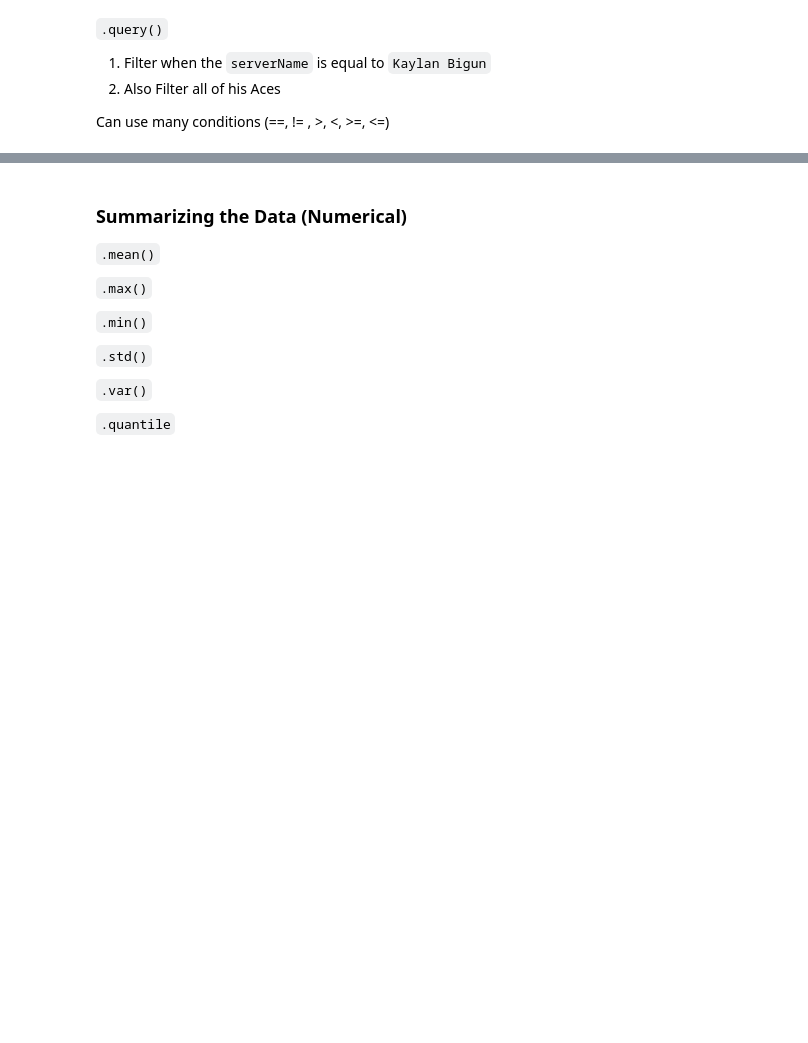
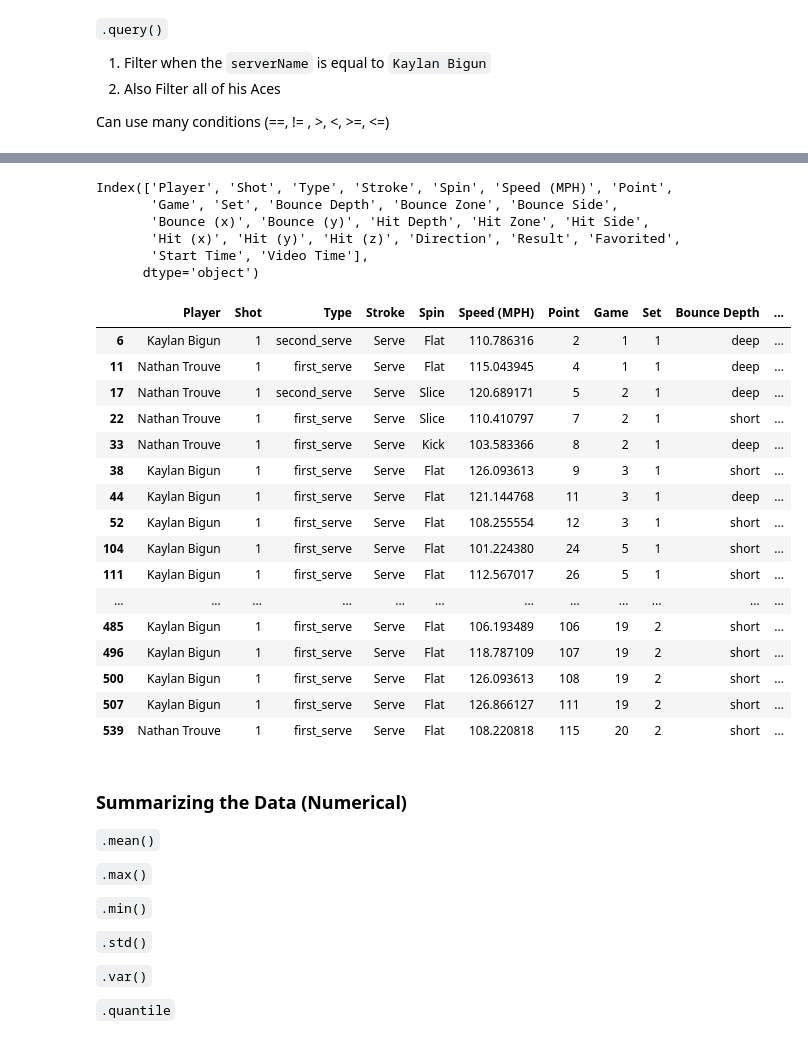
Before and after one commit to cjgimena/consulting-spring2025, a Jupyter notebook: week2.ipynb, the cells around one changed output, grey strips where cells are left out. Cells and saved outputs as stored; diff of their text form; code cells hidden in the pictures; blank space fills up the shorter version.

```diff
--- a/week2.ipynb
+++ b/week2.ipynb
@@ -98,3 +332,6 @@ Multiple Columns: `df[[ ]]`
 2. Also Filter all of his Aces
 
 Can use many conditions (==, != , >, <, >=, <=)
+# %%
+shots_excel = pd.read_excel('data/(playsight)kaylan_usc.xlsx', sheet_name = 'Shots')
+shots_excel.head()
@@ -101,3 +350,32 @@ Can use many conditions (==, != , >, <, >=, <=)
+# %%
+shots_excel.columns
+# %% [output]
+Index(['Player', 'Shot', 'Type', 'Stroke', 'Spin', 'Speed (MPH)', 'Point',
+       'Game', 'Set', 'Bounce Depth', 'Bounce Zone', 'Bounce Side',
+       'Bounce (x)', 'Bounce (y)', 'Hit Depth', 'Hit Zone', 'Hit Side',
+       'Hit (x)', 'Hit (y)', 'Hit (z)', 'Direction', 'Result', 'Favorited',
+       'Start Time', 'Video Time'],
+      dtype='object')
+# %%
+shots_excel.query('`Speed (MPH)` > 100')
+# %% [output]
+|  | Player | Shot | Type | Stroke | Spin | Speed (MPH) | Point | Game | Set | Bounce Depth | ... |
+| 6 | Kaylan Bigun | 1 | second_serve | Serve | Flat | 110.786316 | 2 | 1 | 1 | deep | ... |
+| 11 | Nathan Trouve | 1 | first_serve | Serve | Flat | 115.043945 | 4 | 1 | 1 | deep | ... |
+| 17 | Nathan Trouve | 1 | second_serve | Serve | Slice | 120.689171 | 5 | 2 | 1 | deep | ... |
+| 22 | Nathan Trouve | 1 | first_serve | Serve | Slice | 110.410797 | 7 | 2 | 1 | short | ... |
+| 33 | Nathan Trouve | 1 | first_serve | Serve | Kick | 103.583366 | 8 | 2 | 1 | deep | ... |
+| 38 | Kaylan Bigun | 1 | first_serve | Serve | Flat | 126.093613 | 9 | 3 | 1 | short | ... |
+| 44 | Kaylan Bigun | 1 | first_serve | Serve | Flat | 121.144768 | 11 | 3 | 1 | deep | ... |
+| 52 | Kaylan Bigun | 1 | first_serve | Serve | Flat | 108.255554 | 12 | 3 | 1 | short | ... |
+| 104 | Kaylan Bigun | 1 | first_serve | Serve | Flat | 101.224380 | 24 | 5 | 1 | short | ... |
+| 111 | Kaylan Bigun | 1 | first_serve | Serve | Flat | 112.567017 | 26 | 5 | 1 | short | ... |
+| ... | ... | ... | ... | ... | ... | ... | ... | ... | ... | ... | ... |
+| 485 | Kaylan Bigun | 1 | first_serve | Serve | Flat | 106.193489 | 106 | 19 | 2 | short | ... |
+| 496 | Kaylan Bigun | 1 | first_serve | Serve | Flat | 118.787109 | 107 | 19 | 2 | short | ... |
+| 500 | Kaylan Bigun | 1 | first_serve | Serve | Flat | 126.093613 | 108 | 19 | 2 | short | ... |
+| 507 | Kaylan Bigun | 1 | first_serve | Serve | Flat | 126.866127 | 111 | 19 | 2 | short | ... |
+| 539 | Nathan Trouve | 1 | first_serve | Serve | Flat | 108.220818 | 115 | 20 | 2 | short | ... |
 # %% [markdown]
 ### Summarizing the Data (Numerical)
 `.mean()`
```
Also changed, not shown: parts of 42 cells of this notebook, 3 other files.
